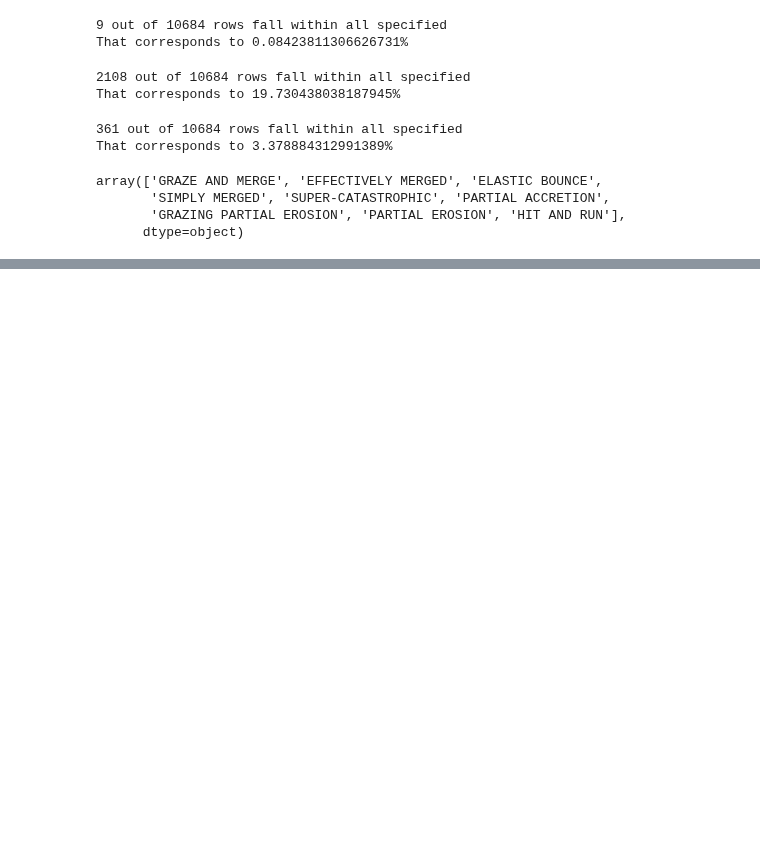
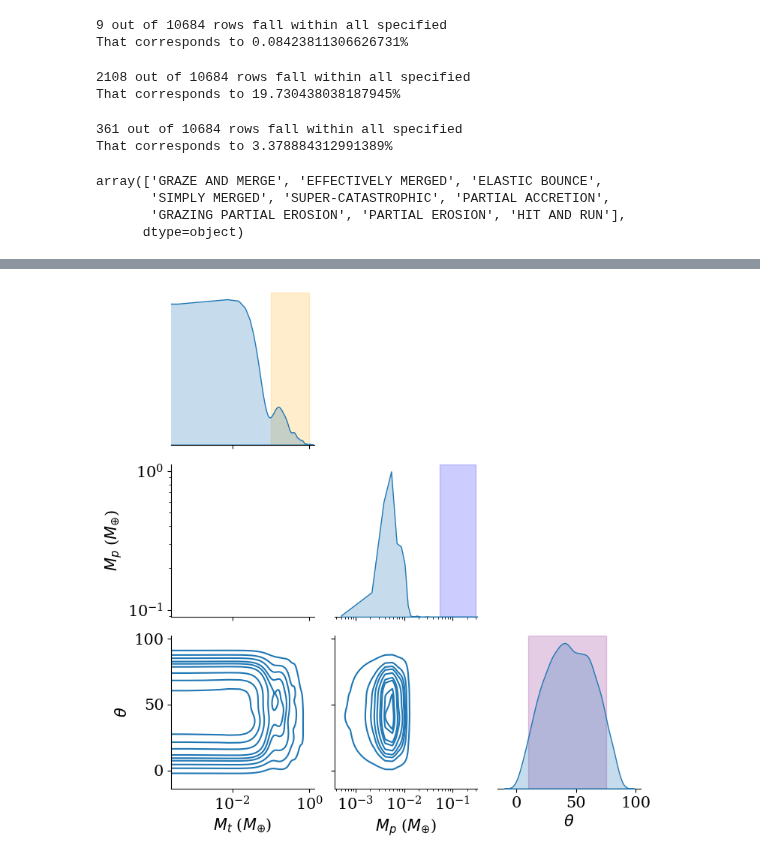
Before and after one commit to haniyehtajer/planet_cookbook, a Jupyter notebook: examples/collision_stats/cham_bench_stats.ipynb, the cells around one changed output, grey strips where cells are left out. Cells and saved outputs as stored; diff of their text form; code cells hidden in the pictures; blank space fills up the shorter version.

```diff
--- a/examples/collision_stats/cham_bench_stats.ipynb
+++ b/examples/collision_stats/cham_bench_stats.ipynb
@@ -228,3 +261,38 @@ plt.show()
+# %%
+# ...existing code...
+
+# After your pairplot code
+g = sns.pairplot(
+    plot_df,
+    corner=True,
+    kind='kde',
+    diag_kind="kde",
+)
+# Overlay vertical/horizontal lines for ranges
+axes = g.axes
+
+axes[0,0].axvspan(Mt_range[0], Mt_range[1], color='orange', alpha=0.2, label='Mt_range')
+axes[1,1].axvspan(Mp_range[0], Mp_range[1], color='blue', alpha=0.2, label='Mp_range')
+#axes[2,2].axvspan(Vi_range[0], Vi_range[1], color='green', alpha=0.2, label='Vi_range')  # single value
+axes[2,2].axvspan(theta_range[0], theta_range[1], color='purple', alpha=0.2, label='theta_range')
+# Set axis labels
+for i, label in enumerate(custom_labels):
+    g.axes[i,0].set_ylabel(label)
+    g.axes[-1,i].set_xlabel(label)
+
+# Set log scale for Mt and Mp axes
+axes[0,0].set_xscale('log')
+axes[0,0].set_yscale('log')
+axes[1,0].set_yscale('log')
+axes[1,1].set_xscale('log')
+
+# Optionally add legends
+#for i, ax in enumerate(np.diag(axes)):
+#    ax.legend()
+plt.savefig('cornerplot_log.pdf', dpi=300)
+plt.show()
+# %% [output]
+[figure, added]
 # %%
 type_counts = coll_stats_df['type'].value_counts()
 type_percent = type_counts / len(coll_stats_df)
```
Also changed, not shown: parts of 4 cells of this notebook, 5 other files.
